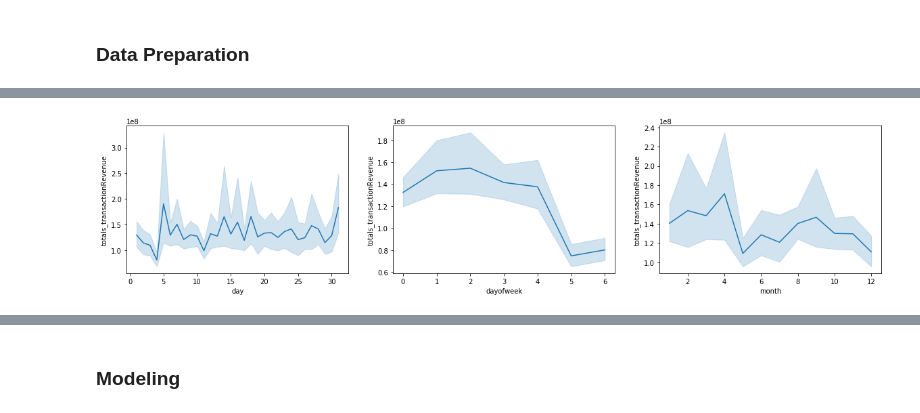
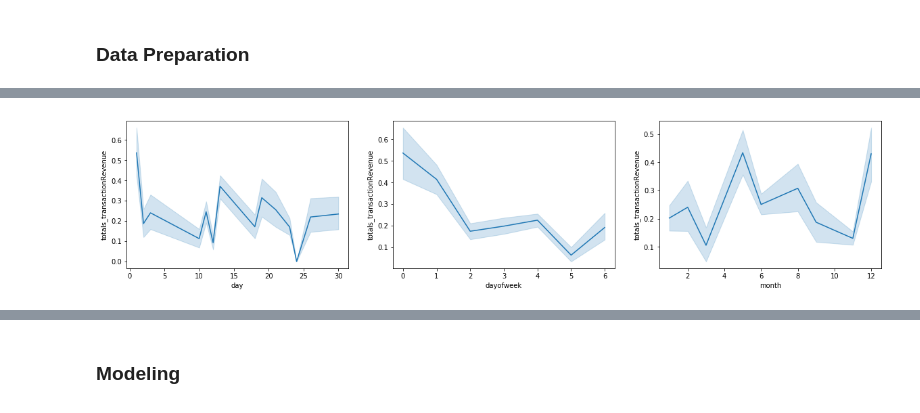
Before and after one commit to antonioramos1/kaggle-competitions, a Jupyter notebook: google-analytics-customer-revenue-prediction.ipynb, the cells around one changed output, grey strips where cells are left out. Drawn from its saved outputs; the diff is of its cells as text; code cells hidden in the pictures.

```diff
--- a/google-analytics-customer-revenue-prediction.ipynb
+++ b/google-analytics-customer-revenue-prediction.ipynb
@@ -67,0 +71,4 @@ for column in JSON_COLUMNS:
+# %%
+nrows = 50000
+df_train = load_df("../input/train.csv", nrows)
+df_test = load_df("../input/test.csv", nrows)
@@ -67,0 +86,11 @@ for column in JSON_COLUMNS:
+# %%
+#merging datasets to apply same transformations
+nrow_train = df_train.shape[0]
+nrow_test = df_test.shape[0]
+train_y = np.log1p(df_train["totals_transactionRevenue"].astype('float').fillna(0))
+ids_train = df_train["fullVisitorId"]
+ids_test = df_test["fullVisitorId"]
+df = pd.concat((df_train, df_test), sort=False).reset_index(drop=True)
+
+del df_train, df_test
+gc.collect()
@@ -100,16 +138,8 @@ df["visitStartTime"] = pd.to_datetime(df["visitStartTime"],unit='s')
-# %%
-#https://pandas.pydata.org/pandas-docs/stable/api.html#datetimelike-properties
-df["month"] = df["date"].dt.month
-df["dayofweek"] = df["date"].dt.dayofweek
-df["day"] = df["date"].dt.day
-df.drop(columns=["date"], inplace=True)
-
-df["totals_transactionRevenue"] = df["totals_transactionRevenue"].astype('float')
 # %%
-fig, ax =plt.subplots(1,3, figsize=(20,4))
-sns.lineplot(x="day", y="totals_transactionRevenue", data=df, ax=ax[0])
-sns.lineplot(x="dayofweek", y="totals_transactionRevenue", data=df, ax=ax[1])
-sns.lineplot(x="month", y="totals_transactionRevenue", data=df, ax=ax[2])
+fig, ax = plt.subplots(1,3, figsize=(20,4))
+sns.lineplot(x="day", y=train_y, data=df[:nrow_train], ax=ax[0])
+sns.lineplot(x="dayofweek", y=train_y, data=df[:nrow_train], ax=ax[1])
+sns.lineplot(x="month", y=train_y, data=df[:nrow_train], ax=ax[2])
 fig.show()
 # %% [output]
-[figure, old version]
+[figure, new version]
```
Also changed, not shown: parts of 23 cells of this notebook.
